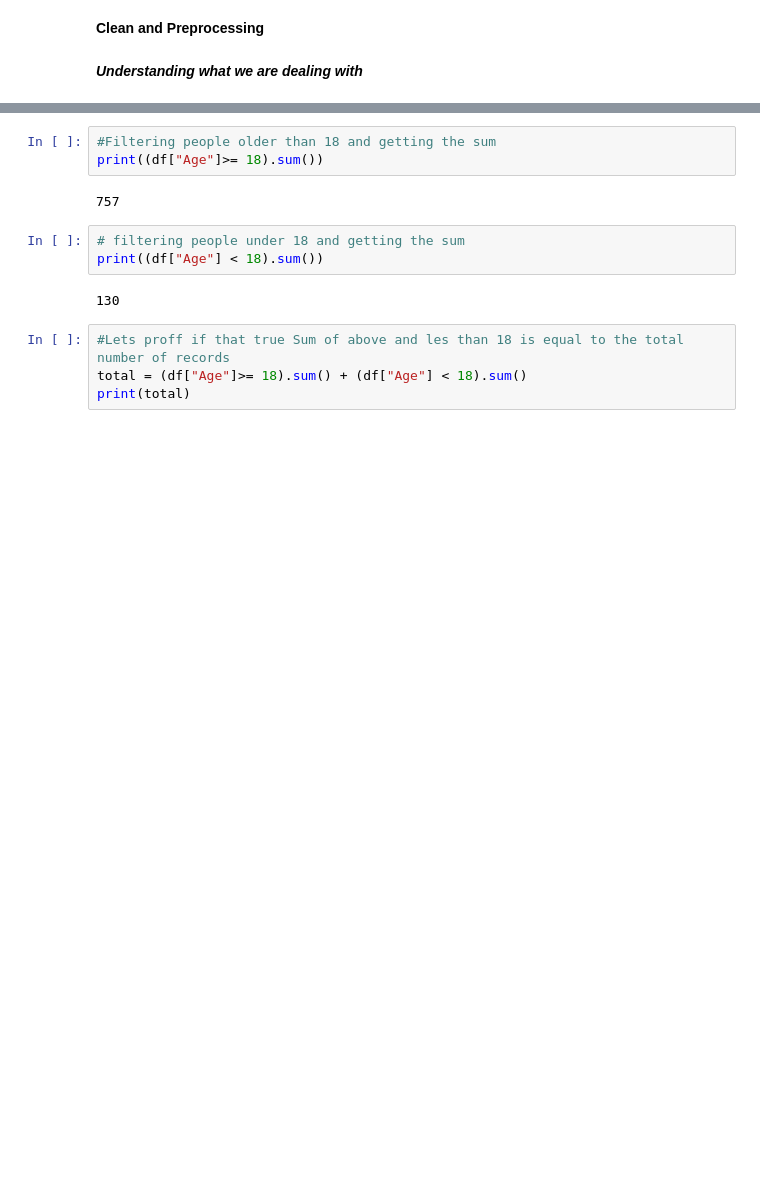
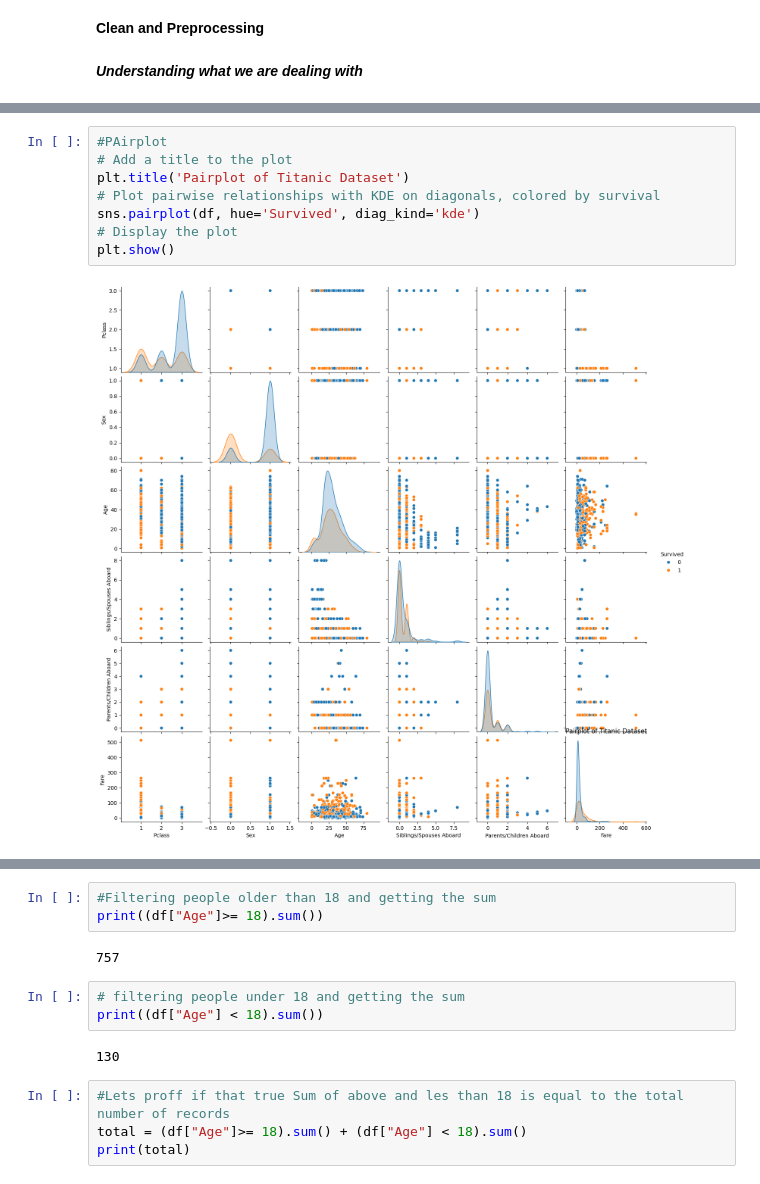
Before and after one commit to fbett5/ML-for-bigginer, a Jupyter notebook: Titanic_Analysis/TitanicDA.ipynb, the cells around one changed output, grey strips where cells are left out. Saved outputs shown, nothing was run; the diff lists cells and outputs as text; blank space fills up the shorter version.

```diff
--- a/Titanic_Analysis/TitanicDA.ipynb
+++ b/Titanic_Analysis/TitanicDA.ipynb
@@ -113,0 +173,10 @@ Index(['Survived', 'Pclass', 'Sex', 'Age', 'Siblings/Spouses Aboard',
+# %%
+#PAirplot
+# Add a title to the plot
+plt.title('Pairplot of Titanic Dataset')
+# Plot pairwise relationships with KDE on diagonals, colored by survival
+sns.pairplot(df, hue='Survived', diag_kind='kde')
+# Display the plot
+plt.show()
+# %% [output]
+[figure, added]
```
Also changed, not shown: parts of 19 cells of this notebook, 5 other files.
